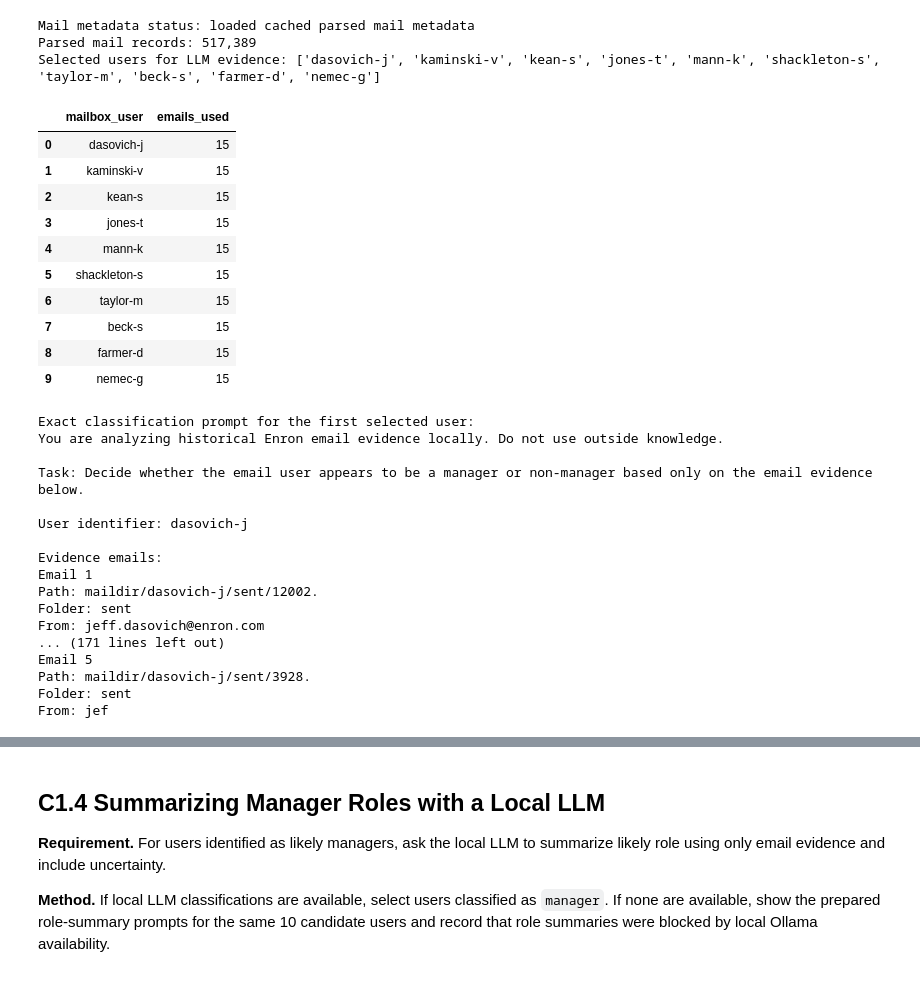
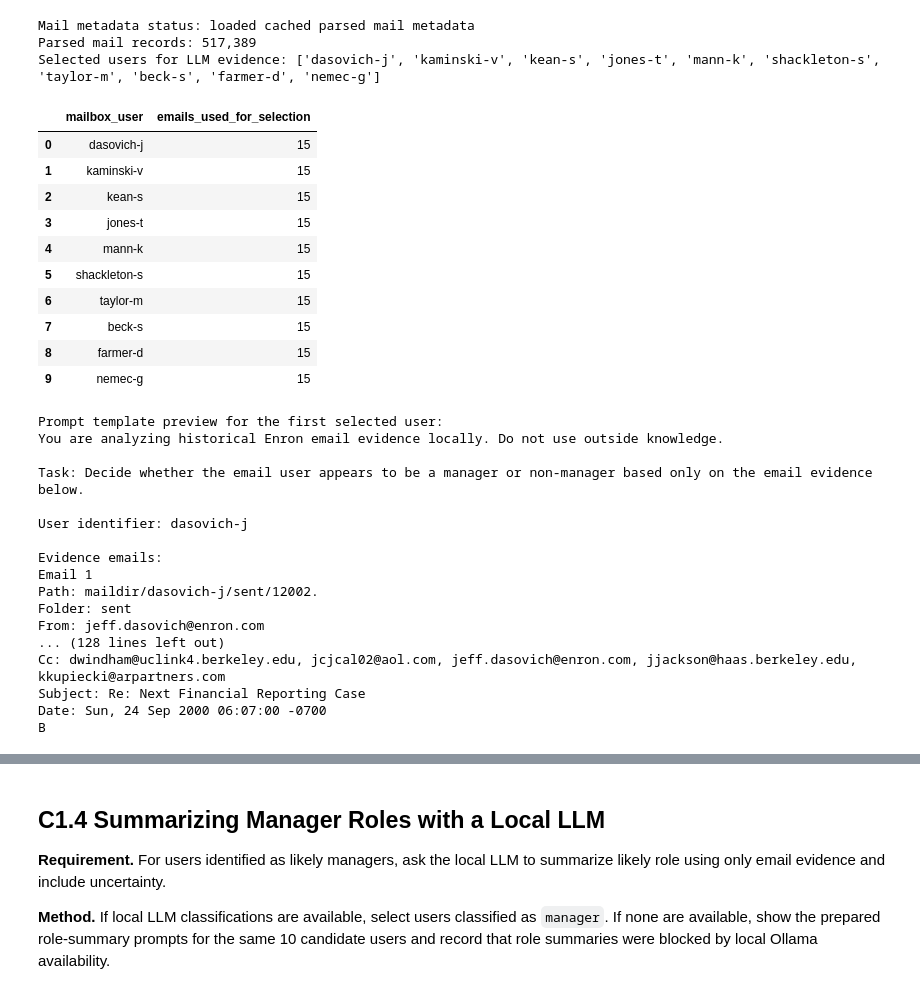
Before and after one commit to Bershco/ds-course-network-analysis, a Jupyter notebook: notebooks/part_c.ipynb, the cells around one changed output, grey strips where cells are left out. Saved outputs shown, nothing was run; the diff lists cells and outputs as text; code cells hidden in the pictures.

```diff
--- a/notebooks/part_c.ipynb
+++ b/notebooks/part_c.ipynb
@@ -398,42 +398,46 @@ Evidence emails:
 Return a compact structured answer:
 - likely_role_summary: 2-4 sentences
 - manager_likelihood: manager / non-manager / uncertain
 - evidence_examples: 2-3 short email-based examples
 - uncertainty: explain what cannot be concluded from the evidence
 """
 
 def format_email_snippets(evidence_df: pd.DataFrame) -> str:
     snippets = []
     for idx, row in enumerate(evidence_df.to_dict(orient="records"), start=1):
-        body = str(row.get("body_preview") or "")[:MAX_CHARS_PER_EMAIL]
+        body = str(row.get("body_preview") or "")[:MAX_CHARACTERS_PER_EMAIL_FOR_DISPLAY]
         snippets.append(
             f"Email {idx}\n"
             f"Path: {row.get('path', '')}\n"
             f"Folder: {row.get('folder', '')}\n"
             f"From: {row.get('from', '')}\n"
             f"To: {row.get('to', '')}\n"
             f"Cc: {row.get('cc', '')}\n"
             f"Subject: {row.get('subject', '')}\n"
             f"Date: {row.get('date', '')}\n"
-            f"Body excerpt (truncated to {MAX_CHARS_PER_EMAIL} chars):\n{body}"
+            f"Body excerpt (truncated for display):\n{body}"
         )
     return "\n\n---\n\n".join(snippets)
 
+# The executed LLM prompts are loaded from data/processed/part_c_llm_outputs.json in the next cell.
+# These templates document the intended prompt structure, while the cache stores the exact prompt
+# text that was sent to the local model for each user.
+MAX_CHARACTERS_PER_EMAIL_FOR_DISPLAY = 800
 llm_prompts = []
 for user in llm_users:
     snippets = format_email_snippets(user_evidence[user])
     llm_prompts.append({
         "mailbox_user": user,
-        "emails_used": len(user_evidence[user]),
-        "classification_prompt": LLM_CLASSIFICATION_PROMPT_TEMPLATE.format(user_id=user, email_snippets=snippets),
-        "role_summary_prompt": ROLE_SUMMARY_PROMPT_TEMPLATE.format(user_id=user, email_snippets=snippets),
+        "emails_used_for_selection": len(user_evidence[user]),
+        "classification_prompt_template": LLM_CLASSIFICATION_PROMPT_TEMPLATE.format(user_id=user, email_snippets=snippets),
+        "role_summary_prompt_template": ROLE_SUMMARY_PROMPT_TEMPLATE.format(user_id=user, email_snippets=snippets),
     })
 llm_prompt_df = pd.DataFrame(llm_prompts)
-display(llm_prompt_df[["mailbox_user", "emails_used"]])
-print("Exact classification prompt for the first selected user:")
-print(llm_prompt_df.iloc[0]["classification_prompt"][:6000])
+display(llm_prompt_df[["mailbox_user", "emails_used_for_selection"]])
+print("Prompt template preview for the first selected user:")
+print(llm_prompt_df.iloc[0]["classification_prompt_template"][:4000])
 # %% [output]
-|  | mailbox_user | emails_used |
+|  | mailbox_user | emails_used_for_selection |
 | 0 | dasovich-j | 15 |
 | 1 | kaminski-v | 15 |
 | 2 | kean-s | 15 |
@@ -444,7 +448,7 @@ print(llm_prompt_df.iloc[0]["classification_prompt"][:6000])
 | 7 | beck-s | 15 |
 | 8 | farmer-d | 15 |
 | 9 | nemec-g | 15 |
-Exact classification prompt for the first selected user:
+Prompt template preview for the first selected user:
 You are analyzing historical Enron email evidence locally. Do not use outside knowledge.
 
 Task: Decide whether the email user appears to be a manager or non-manager based only on the email evidence below.
@@ -456,9 +460,9 @@ Email 1
 Path: maildir/dasovich-j/sent/12002.
 Folder: sent
 From: jeff.dasovich@enron.com
-... (171 lines left out)
-Email 5
-Path: maildir/dasovich-j/sent/3928.
-Folder: sent
-From: jef
+... (128 lines left out)
+Cc: dwindham@uclink4.berkeley.edu, jcjcal02@aol.com, jeff.dasovich@enron.com, jjackson@haas.berkeley.edu, kkupiecki@arpartners.com
+Subject: Re: Next Financial Reporting Case
+Date: Sun, 24 Sep 2000 06:07:00 -0700
+B
 # %%
```
Also changed, not shown: parts of 7 cells of this notebook.
